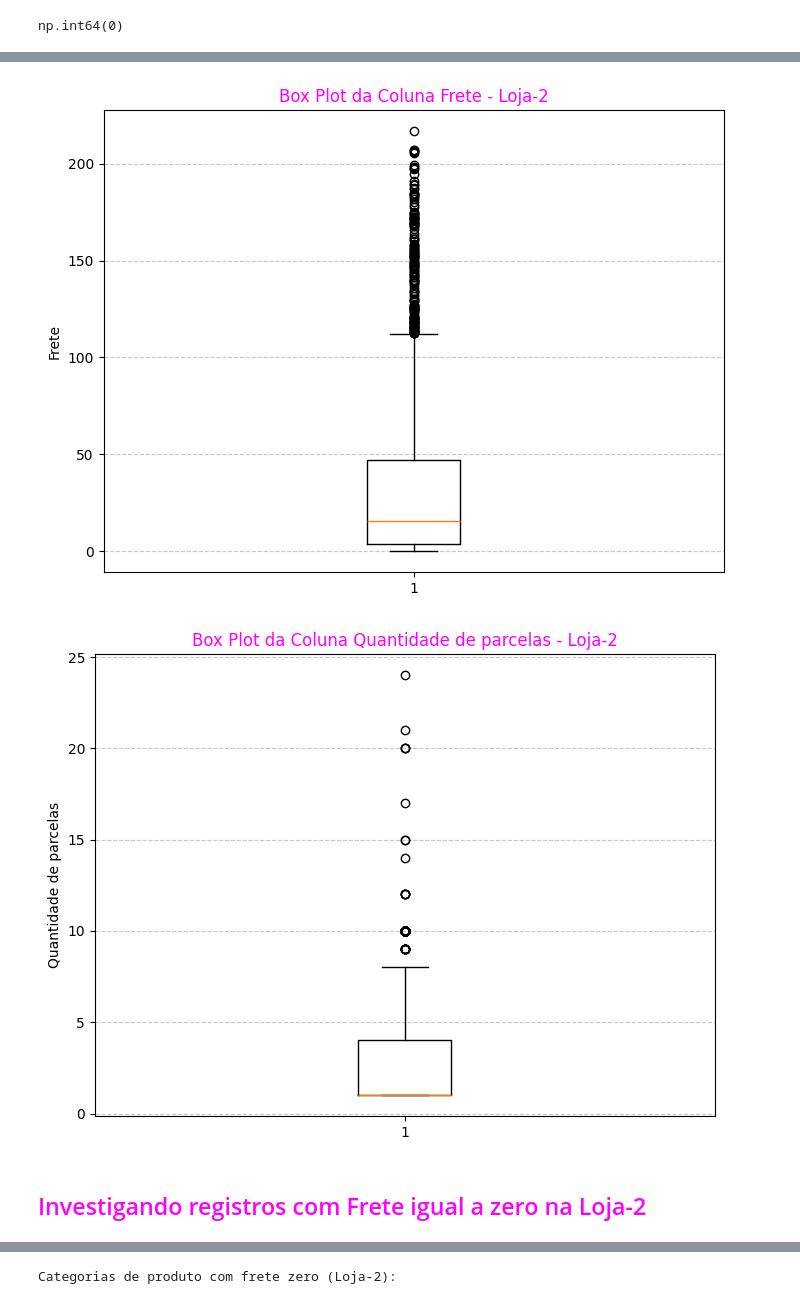
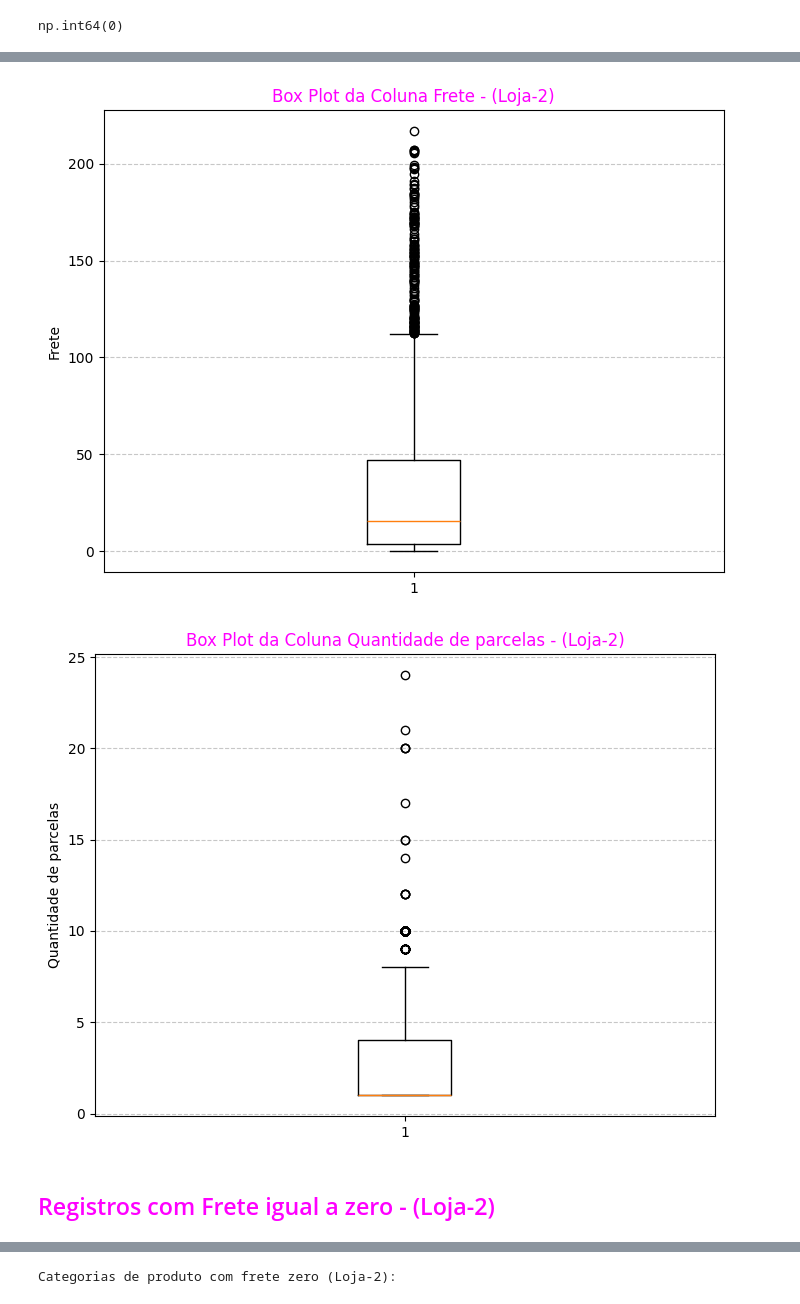
Before and after one commit to WBruni/Analise_Vendas_e_Desempenho_Loja, a Jupyter notebook: AluraStoreBrasil.ipynb, the cells around one changed output, grey strips where cells are left out. Drawn from its saved outputs; the diff is of its cells as text; code cells hidden in the pictures.

```diff
--- a/AluraStoreBrasil.ipynb
+++ b/AluraStoreBrasil.ipynb
@@ -448,25 +452,25 @@ import matplotlib.pyplot as plt
 
 plt.figure(figsize=(8, 6))
 plt.boxplot(loja2['Frete'])
-plt.title('Box Plot da Coluna Frete - Loja-2', color = 'magenta')
+plt.title('Box Plot da Coluna Frete - (Loja-2)', color = 'magenta')
 plt.ylabel('Frete')
 plt.grid(axis='y', linestyle='--', alpha=0.7)
 plt.show()
 # %% [output]
-[figure, old version]
+[figure, new version]
 # %%
 import matplotlib.pyplot as plt
 
 plt.figure(figsize=(8, 6))
 plt.boxplot(loja2['Quantidade de parcelas'])
-plt.title('Box Plot da Coluna Quantidade de parcelas - Loja-2', color = 'magenta')
+plt.title('Box Plot da Coluna Quantidade de parcelas - (Loja-2)', color = 'magenta')
 plt.ylabel('Quantidade de parcelas')
 plt.grid(axis='y', linestyle='--', alpha=0.7)
 plt.show()
 # %% [output]
-[figure, old version]
+[figure, new version]
 # %% [markdown]
-## <font color='magenta'>Investigando registros com Frete igual a zero na Loja-2</font>
+## <font color='magenta'>Registros com Frete igual a zero - (Loja-2)</font>
 # %%
 frete_zero_loja2 = loja2[loja2['Frete'] == 0]
 display(frete_zero_loja2)
```
Also changed, not shown: parts of 51 cells of this notebook.
